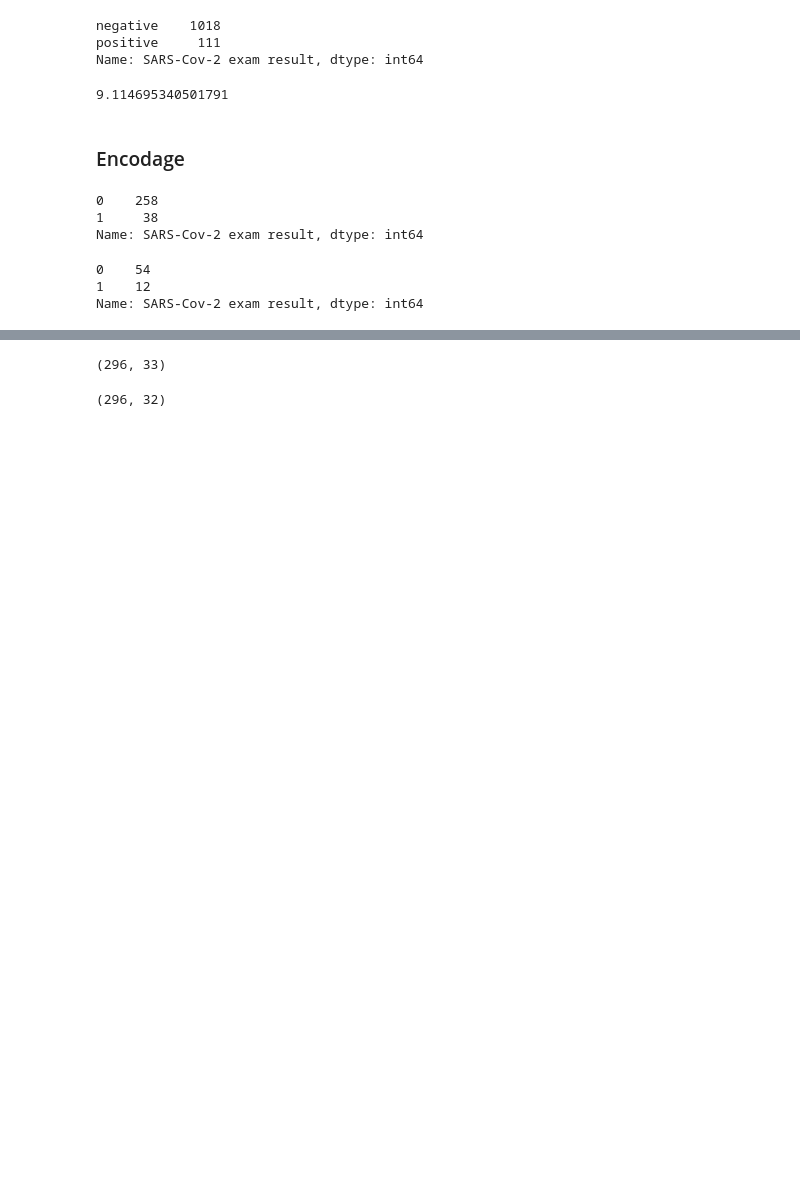
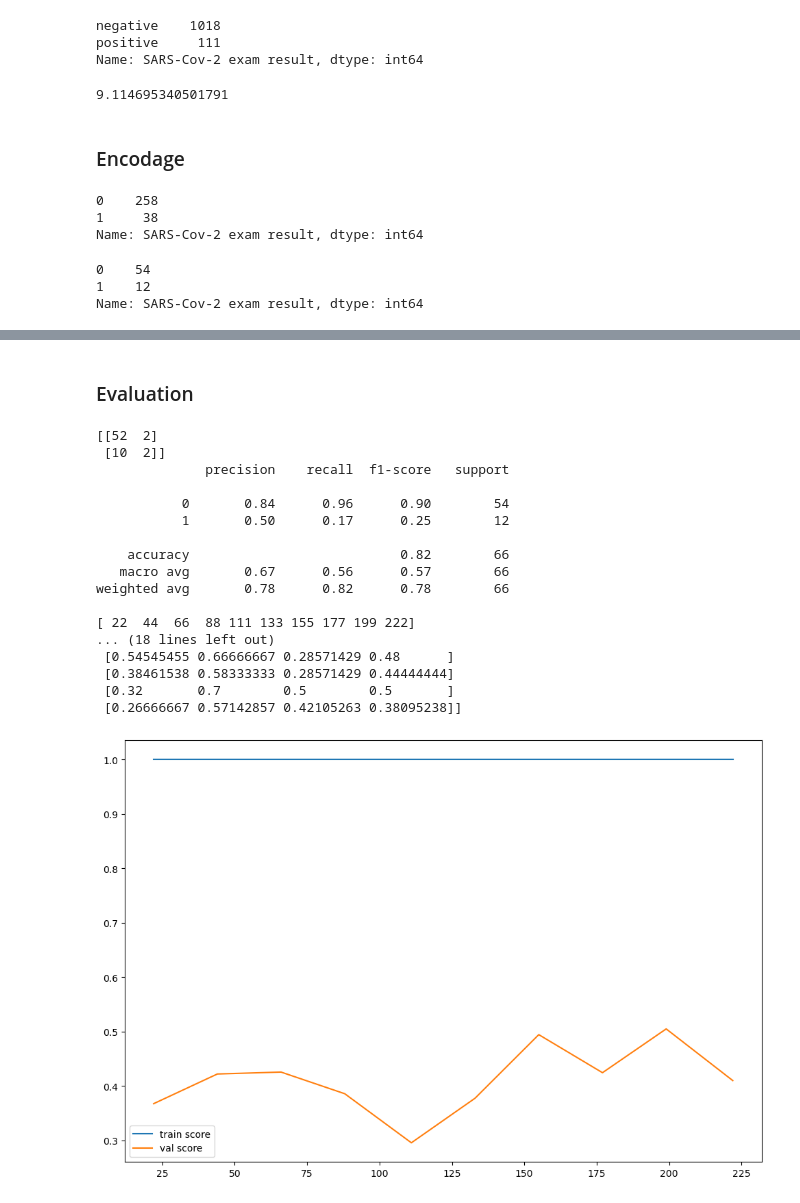
Before and after one commit to GhosTHaise/initiation-machine-learning, a Jupyter notebook: DemarcheTravailPreProcessing.ipynb, the cells around one changed output, grey strips where cells are left out. Cells and saved outputs as stored; diff of their text form; code cells hidden in the pictures; blank space fills up the shorter version.

Commit message:
learning curve

```diff
--- a/DemarcheTravailPreProcessing.ipynb
+++ b/DemarcheTravailPreProcessing.ipynb
@@ -147,8 +145,6 @@ df.dropna().shape
 # %%
-trainset.dropna().shape
+from sklearn.tree import DecisionTreeClassifier
-# %% [output]
-(296, 33)
 # %%
-X_train.shape
+model =  DecisionTreeClassifier(random_state=0)
-# %% [output]
-(296, 32)
+# %% [markdown]
+### Evaluation
@@ -154,0 +154,38 @@ X_train.shape
+# %%
+def evaluation(model):
+    model.fit(X_train,y_train)
+    ypred =  model.predict(X_test)
+
+    print(confusion_matrix(y_test,ypred))
+    print(classification_report(y_test,ypred))
+
+    N,train_score,val_score = learning_curve(model,X_train,y_train,cv=4,train_sizes=np.linspace(0.1,1,10),scoring="f1")
+
+    plt.figure(figsize=(12,8))
+
+    plt.plot(N,train_score.mean(axis=1),label="train score")
+    plt.plot(N,val_score.mean(axis=1),label="val score")
+
+    plt.legend()
+    print(N,"\n\n",train_score,"\n\n",val_score)
+# %%
+evaluation(model)
+# %% [output]
+[[52  2]
+ [10  2]]
+              precision    recall  f1-score   support
+
+           0       0.84      0.96      0.90        54
+           1       0.50      0.17      0.25        12
+
+    accuracy                           0.82        66
+   macro avg       0.67      0.56      0.57        66
+weighted avg       0.78      0.82      0.78        66
+
+[ 22  44  66  88 111 133 155 177 199 222]
+... (18 lines left out)
+ [0.54545455 0.66666667 0.28571429 0.48      ]
+ [0.38461538 0.58333333 0.28571429 0.44444444]
+ [0.32       0.7        0.5        0.5       ]
+ [0.26666667 0.57142857 0.42105263 0.38095238]]
+[figure, added]
```
Also changed, not shown: parts of 3 cells of this notebook.
